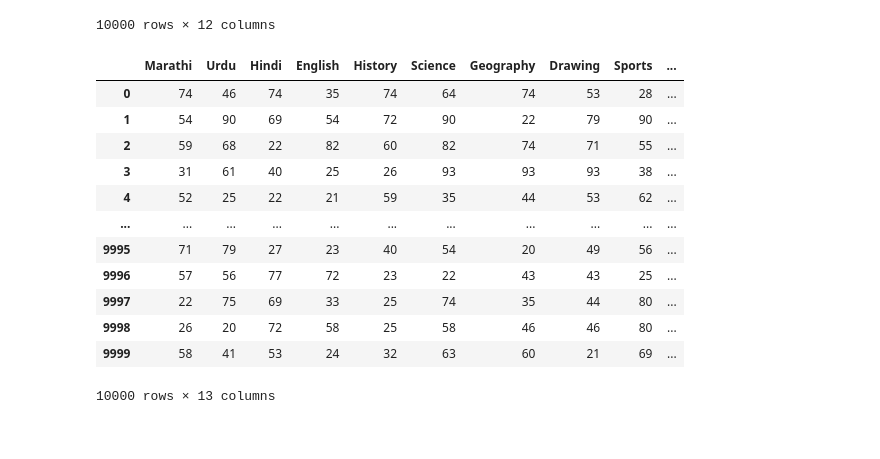
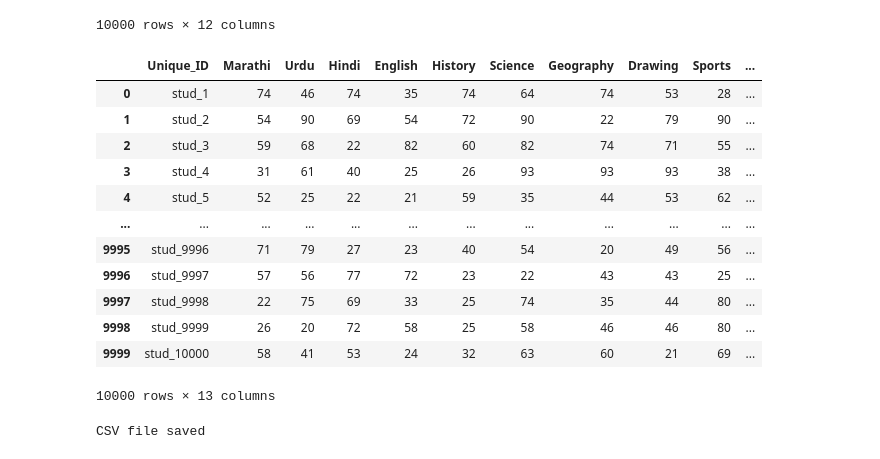
Before and after one commit to Abhishek-28-eng/Prediction_model, a Jupyter notebook: Latest/7th.ipynb, the cells around one changed output. Cells and saved outputs as stored; diff of their text form; code cells hidden in the pictures.

```diff
--- a/Latest/7th.ipynb
+++ b/Latest/7th.ipynb
@@ -46,7 +46,7 @@ Interest                 object
 Recommended Career       object
 dtype: object
 # %%
-new_7th = df.drop(['Interest', 'Recommended Career'], axis=1)
+new_7th = data_7th.drop(['Interest', 'Recommended Career'], axis=1)
 new_7th
 # %% [output]
 |  | Marathi | Urdu | Hindi | English | History | Science | Geography | Drawing | Sports | ... |
@@ -62,14 +62,31 @@ new_7th
 | 9998 | 26 | 20 | 72 | 58 | 25 | 58 | 46 | 46 | 80 | ... |
 | 9999 | 58 | 41 | 53 | 24 | 32 | 63 | 60 | 21 | 69 | ... |
 10000 rows × 12 columns
+# %%
+new_7th.insert(0, 'Unique_ID', [f"stud_{i}" for i in range(1, len(new_7th) + 1)])
+new_7th
+# %% [output]
+|  | Unique_ID | Marathi | Urdu | Hindi | English | History | Science | Geography | Drawing | Sports | ... |
+| 0 | stud_1 | 74 | 46 | 74 | 35 | 74 | 64 | 74 | 53 | 28 | ... |
+| 1 | stud_2 | 54 | 90 | 69 | 54 | 72 | 90 | 22 | 79 | 90 | ... |
+| 2 | stud_3 | 59 | 68 | 22 | 82 | 60 | 82 | 74 | 71 | 55 | ... |
+| 3 | stud_4 | 31 | 61 | 40 | 25 | 26 | 93 | 93 | 93 | 38 | ... |
+| 4 | stud_5 | 52 | 25 | 22 | 21 | 59 | 35 | 44 | 53 | 62 | ... |
+| ... | ... | ... | ... | ... | ... | ... | ... | ... | ... | ... | ... |
+| 9995 | stud_9996 | 71 | 79 | 27 | 23 | 40 | 54 | 20 | 49 | 56 | ... |
+| 9996 | stud_9997 | 57 | 56 | 77 | 72 | 23 | 22 | 43 | 43 | 25 | ... |
+| 9997 | stud_9998 | 22 | 75 | 69 | 33 | 25 | 74 | 35 | 44 | 80 | ... |
+| 9998 | stud_9999 | 26 | 20 | 72 | 58 | 25 | 58 | 46 | 46 | 80 | ... |
+| 9999 | stud_10000 | 58 | 41 | 53 | 24 | 32 | 63 | 60 | 21 | 69 | ... |
+10000 rows × 13 columns
 # %%
 # Ensure all subject columns are numeric
-new_7th = new_7th.apply(pd.to_numeric, errors='coerce')
+new_7th.iloc[:, 1:] = new_7th.iloc[:, 1:].apply(pd.to_numeric, errors="coerce")
 
-# Function to find top and second-top subjects
+# Function to find top and second-top subjects excluding Unique_ID
 def find_top_interests(row):
-    # Create a dictionary of subjects and their marks
-    subject_marks = {subject: mark for subject, mark in zip(row.index, row)}
+    # Exclude the Unique_ID column
+    subject_marks = {subject: mark for subject, mark in row.items() if subject != "Unique_ID"}
 
     # Find the highest and second-highest marks
     unique_marks = sorted(set(subject_marks.values()), reverse=True)
@@ -82,28 +99,16 @@ def find_top_interests(row):
 
     # Collect all subjects with marks in top_marks
     top_subjects = [subject for subject, mark in subject_marks.items() if mark in top_marks]
-    return ', '.join(top_subjects)
+    return ", ".join(top_subjects)
 
-# Apply the function to the single row (axis=1 for row-wise operation)
-new_7th['Interest'] = new_7th.apply(find_top_interests, axis=1)
+# Apply the function to find the Interest column
+new_7th["Interest"] = new_7th.apply(find_top_interests, axis=1)
 new_7th
-# file_path = "Latest7th.csv"  # Specify your desired file path
-# new_7th.to_csv(file_path, index=False)  # Save the DataFrame without the index
-# print(f"CSV file saved")
+file_path = "Latest7th.csv"  # Specify your desired file path
+new_7th.to_csv(file_path, index=False)  # Save the DataFrame without the index
+print(f"CSV file saved")
 # %% [output]
-|  | Marathi | Urdu | Hindi | English | History | Science | Geography | Drawing | Sports | ... |
-| 0 | 74 | 46 | 74 | 35 | 74 | 64 | 74 | 53 | 28 | ... |
-| 1 | 54 | 90 | 69 | 54 | 72 | 90 | 22 | 79 | 90 | ... |
-| 2 | 59 | 68 | 22 | 82 | 60 | 82 | 74 | 71 | 55 | ... |
-| 3 | 31 | 61 | 40 | 25 | 26 | 93 | 93 | 93 | 38 | ... |
-| 4 | 52 | 25 | 22 | 21 | 59 | 35 | 44 | 53 | 62 | ... |
-| ... | ... | ... | ... | ... | ... | ... | ... | ... | ... | ... |
-| 9995 | 71 | 79 | 27 | 23 | 40 | 54 | 20 | 49 | 56 | ... |
-| 9996 | 57 | 56 | 77 | 72 | 23 | 22 | 43 | 43 | 25 | ... |
-| 9997 | 22 | 75 | 69 | 33 | 25 | 74 | 35 | 44 | 80 | ... |
-| 9998 | 26 | 20 | 72 | 58 | 25 | 58 | 46 | 46 | 80 | ... |
-| 9999 | 58 | 41 | 53 | 24 | 32 | 63 | 60 | 21 | 69 | ... |
-10000 rows × 13 columns
+CSV file saved
 # %%
 # comb_5th_6th=pd.read_csv("combination_5th_6th.csv")
 # comb_5th_6th
```
Also changed, not shown: 4 other files.
